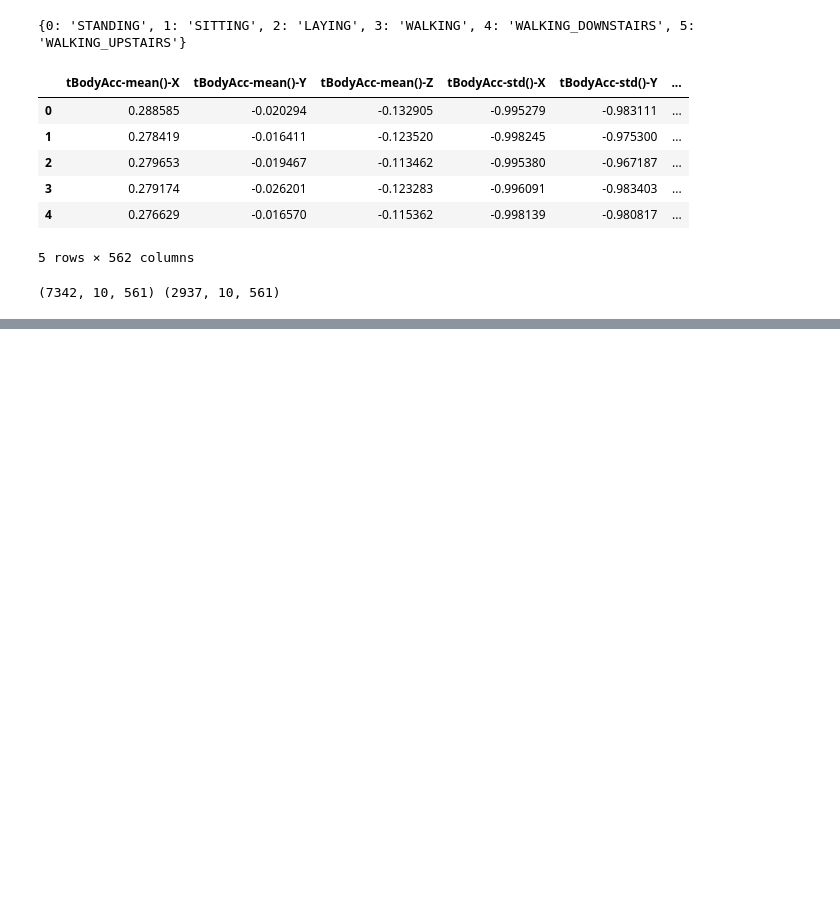
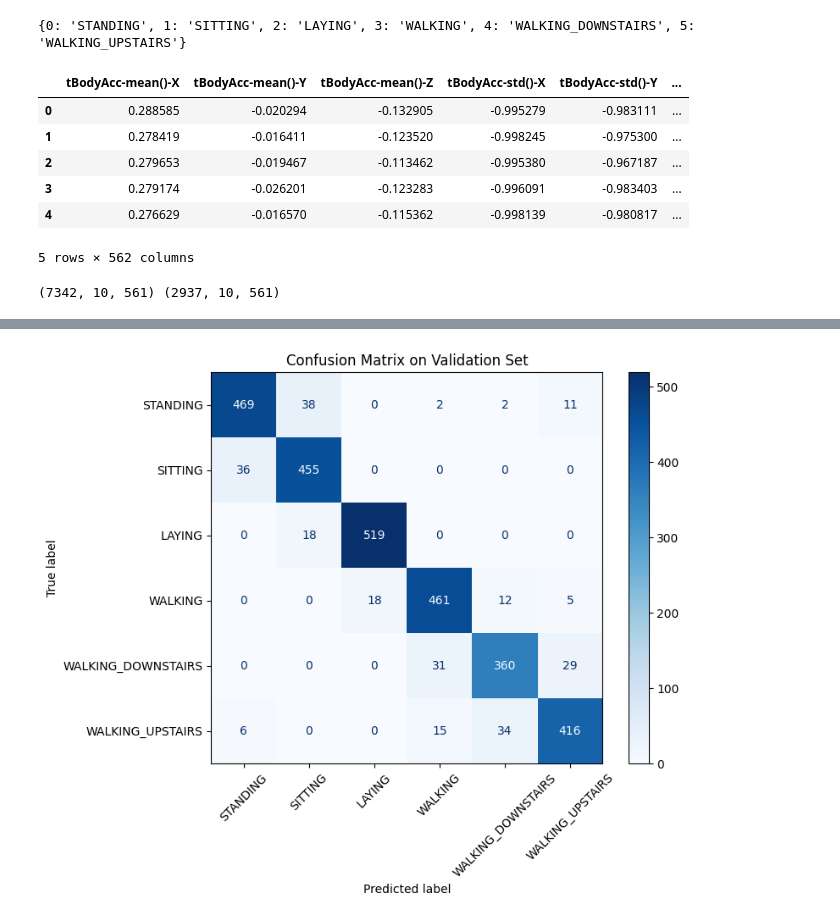
Before and after one commit to andrea-tonello/ActivityLSTM, a Jupyter notebook: main.ipynb, the cells around one changed output, grey strips where cells are left out. Cells and saved outputs as stored; diff of their text form; code cells hidden in the pictures; blank space fills up the shorter version.

```diff
--- a/main.ipynb
+++ b/main.ipynb
@@ -208,0 +249,24 @@ Epoch 100/100 | Train Loss: 0.1788, Train Acc: 0.9529 | Val Loss: 0.3453, Val Ac
+# %%
+from sklearn.metrics import confusion_matrix, ConfusionMatrixDisplay
+
+# Get predictions on the validation (test) set
+model.eval()
+all_preds = []
+all_labels = []
+
+with torch.no_grad():
+  for inputs, labels in test_loader:
+    inputs = inputs.to(device)
+    outputs = model(inputs)
+    _, preds = torch.max(outputs, 1)
+    all_preds.extend(preds.cpu().numpy())
+    all_labels.extend(labels.numpy())
+
+cm = confusion_matrix(all_labels, all_preds)
+disp = ConfusionMatrixDisplay(confusion_matrix=cm, display_labels=activites)
+fig, ax = plt.subplots(figsize=(8, 6))
+disp.plot(ax=ax, cmap='Blues', xticks_rotation=45)
+plt.title("Confusion Matrix on Validation Set")
+plt.show()
+# %% [output]
+[figure, added]
```
Also changed, not shown: parts of 3 cells of this notebook, 1 other file.
